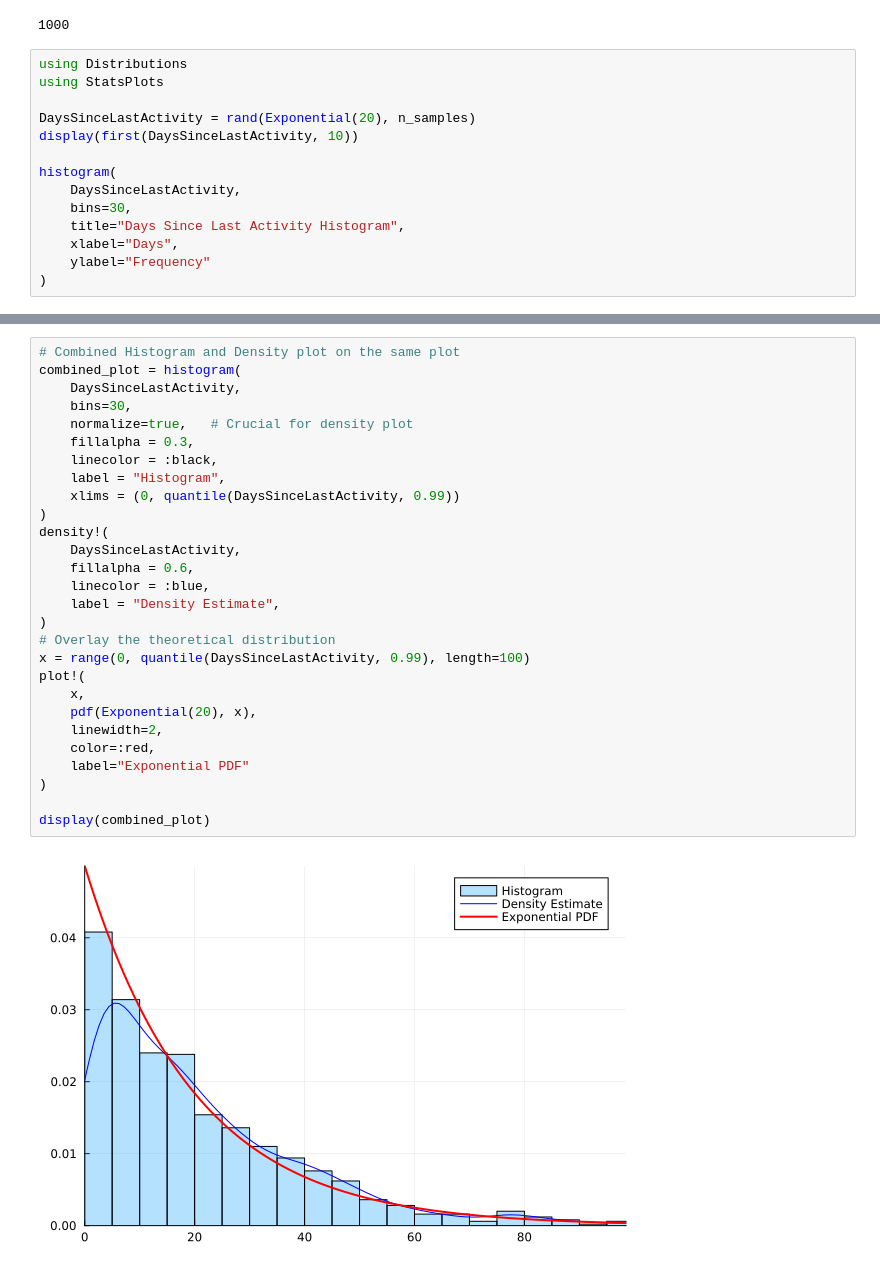
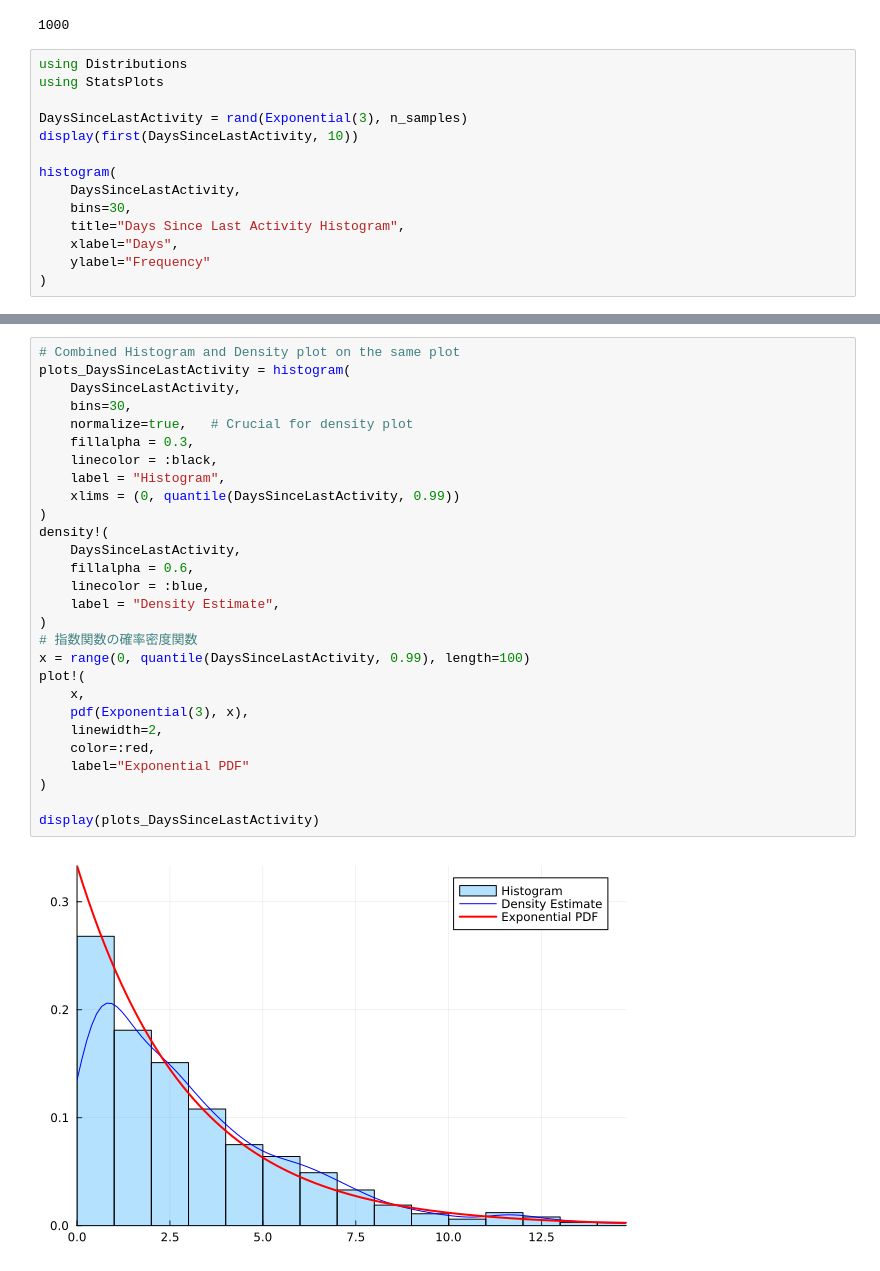
Before and after one commit to tndd/Mymljl, a Jupyter notebook: src/011_prac_self_model.ipynb, the cells around one changed output, grey strips where cells are left out. Saved outputs shown, nothing was run; the diff lists cells and outputs as text.

```diff
--- a/src/011_prac_self_model.ipynb
+++ b/src/011_prac_self_model.ipynb
@@ -20,7 +20,7 @@ n_samples = 1000
 using Distributions
 using StatsPlots
 
-DaysSinceLastActivity = rand(Exponential(20), n_samples)
+DaysSinceLastActivity = rand(Exponential(3), n_samples)
 display(first(DaysSinceLastActivity, 10))
 
 histogram(
@@ -56,33 +56,33 @@ density(
 # %%
 # Combined Histogram and Density plot on the same plot
-combined_plot = histogram(
+plots_DaysSinceLastActivity = histogram(
     DaysSinceLastActivity,
     bins=30,
     normalize=true,   # Crucial for density plot
     fillalpha = 0.3,
     linecolor = :black,
     label = "Histogram",
     xlims = (0, quantile(DaysSinceLastActivity, 0.99))
 )
 density!(
     DaysSinceLastActivity,
     fillalpha = 0.6,
     linecolor = :blue,
     label = "Density Estimate",
 )
-# Overlay the theoretical distribution
+# 指数関数の確率密度関数
 x = range(0, quantile(DaysSinceLastActivity, 0.99), length=100)
 plot!(
     x,
-    pdf(Exponential(20), x),
+    pdf(Exponential(3), x),
     linewidth=2,
     color=:red,
     label="Exponential PDF"
 )
 
-display(combined_plot)
+display(plots_DaysSinceLastActivity)
 # %% [output]
-[figure, old version]
+[figure, new version]
 # %%
 boxplot(
     DaysSinceLastActivity,
```
Also changed, not shown: parts of 10 cells of this notebook.
